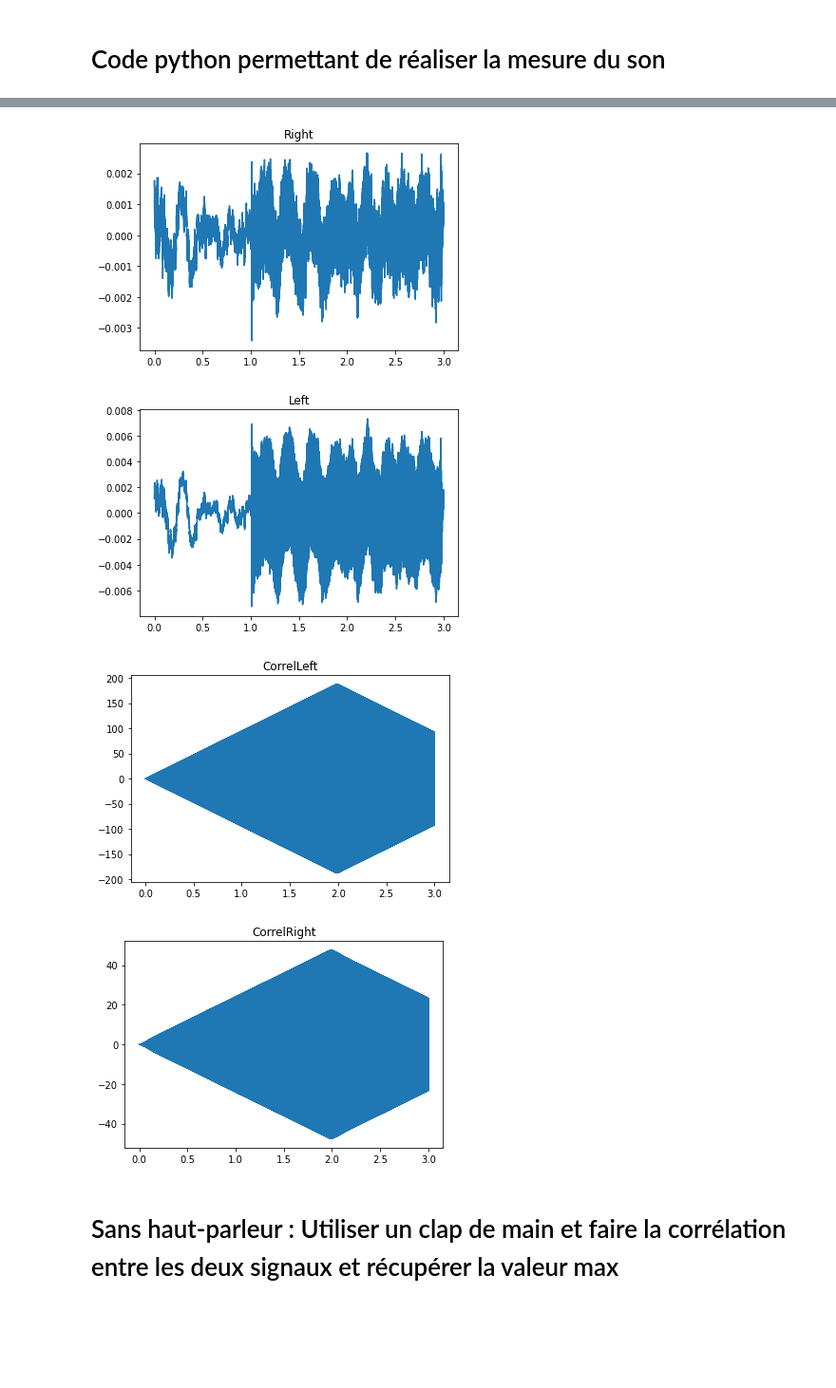
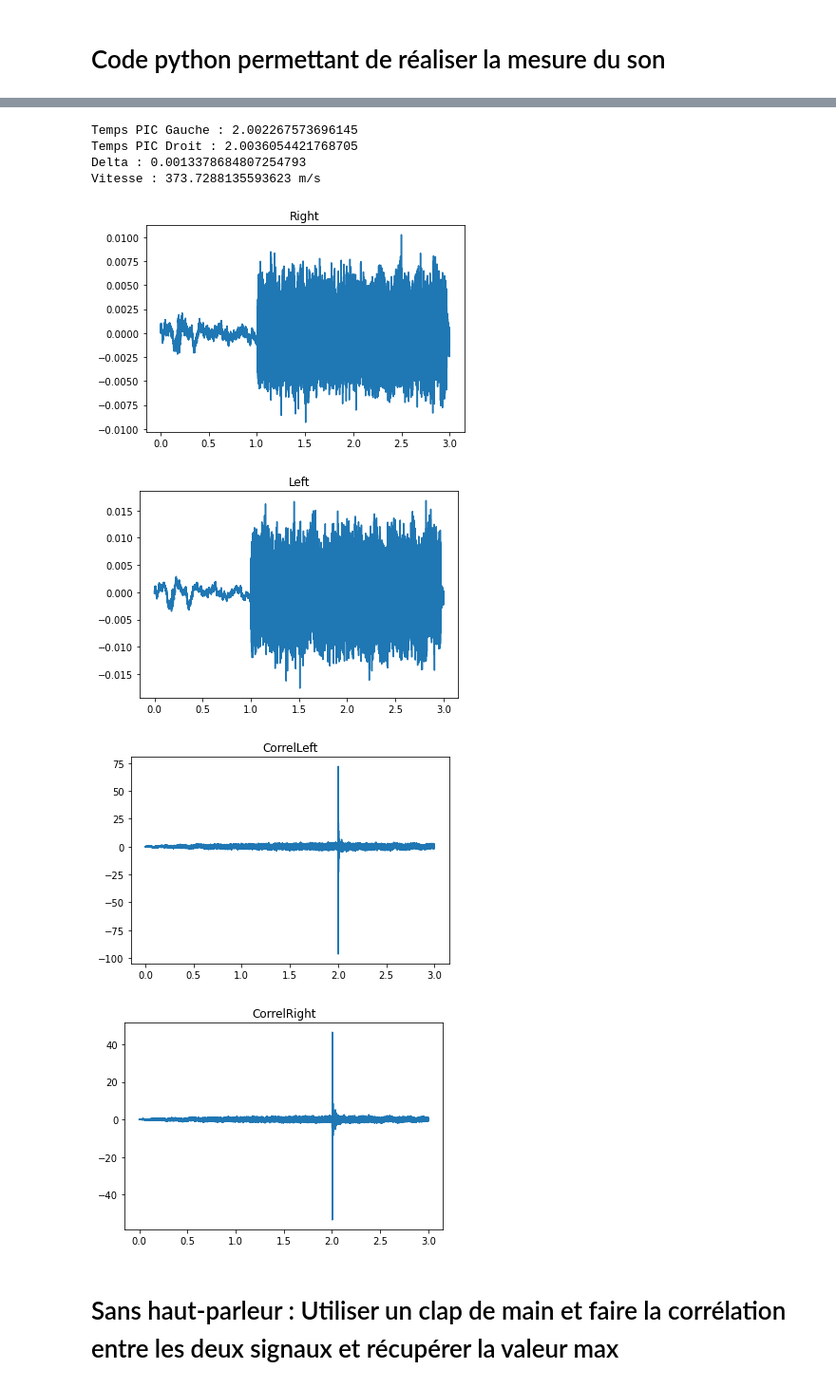
Before and after one commit to zuce68/ProjetFIP2A, a Jupyter notebook: MesureDuSon.ipynb, the cells around one changed output, grey strips where cells are left out. Shown at 95% size. Drawn from its saved outputs; the diff is of its cells as text; code cells hidden in the pictures; blank space fills up the shorter version.

```diff
--- a/MesureDuSon.ipynb
+++ b/MesureDuSon.ipynb
@@ -55,7 +55,7 @@ import traitsignfip
 from importlib import reload
 reload(traitsignfip)
 
-data_left, data_right = traitsignfip.play_and_record("sinus",2)
+data_left, data_right,samples = traitsignfip.play_and_record("whitenoise",2)
 
 fs = 44100 # fréquence d'échantillonage
 N=len(data_left) #nombre d'échantillions
@@ -71,8 +71,8 @@ plt.figure()
 plt.title("Left")
 plt.plot(n,data_left)
 
-corrLeft=scipy.signal.correlate(data_left,traitsignfip.samples, mode='same')
-corrRight=scipy.signal.correlate(data_right,traitsignfip.samples, mode='same')
+corrLeft=scipy.signal.correlate(data_left,samples, mode='same')
+corrRight=scipy.signal.correlate(data_right,samples, mode='same')
 # Calcul de la corrélation croisée entre les deux signaux
 
 plt.figure()
@@ -103,7 +100,11 @@ Vitesse : 143.18181818182052 m/s
+Temps PIC Gauche : 2.002267573696145
+Temps PIC Droit : 2.0036054421768705
+Delta : 0.0013378684807254793
+Vitesse : 373.7288135593623 m/s
-[figure, old version]
+[figure, new version]
-[figure, old version]
+[figure, new version]
-[figure, old version]
+[figure, new version]
-[figure, old version]
+[figure, new version]
 # %% [markdown]
 # Sans haut-parleur : Utiliser un clap de main et faire la corrélation entre les deux signaux et récupérer la valeur max
 # %%
```
Also changed, not shown: parts of 1 cell of this notebook, 2 other files.
